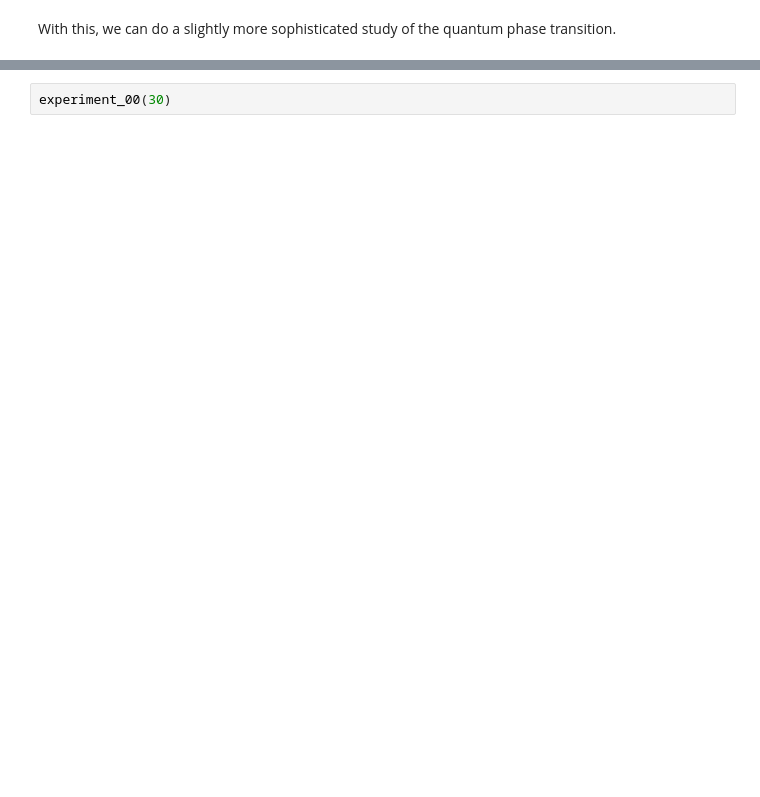
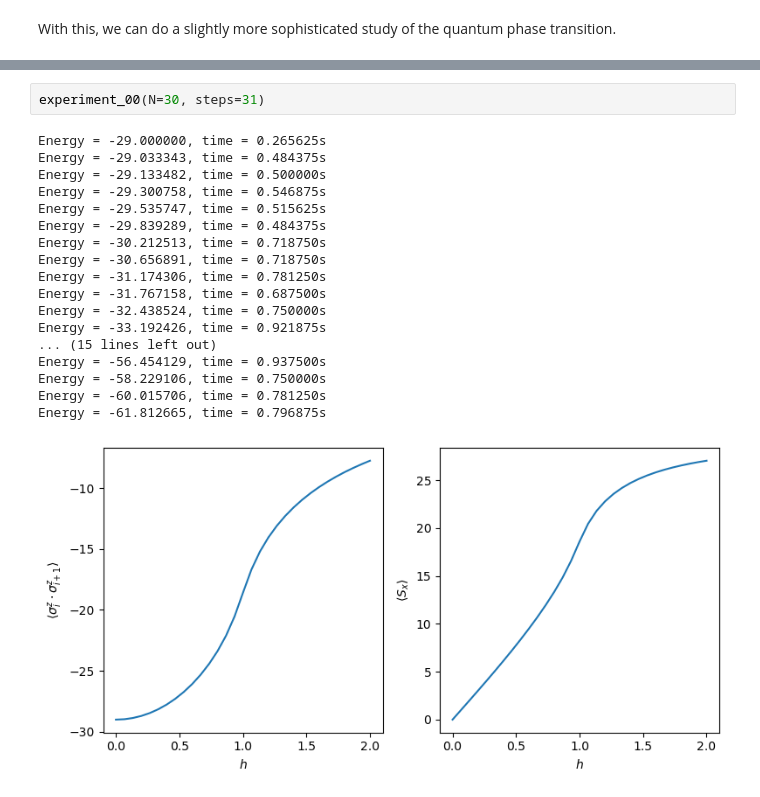
Before and after one commit to juanjosegarciaripoll/seemps2, a Jupyter notebook: examples/DMRG.ipynb, the cells around one changed output, grey strips where cells are left out. Drawn from its saved outputs; the diff is of its cells as text; blank space fills up the shorter version.

```diff
--- a/examples/DMRG.ipynb
+++ b/examples/DMRG.ipynb
@@ -114,2 +114,21 @@ Energy = -29.906332, time = 0.343750s, errors: E = 3.197442e-14, Sz = -2.828848e
 # %%
-experiment_00(30)
+experiment_00(N=30, steps=31)
+# %% [output]
+Energy = -29.000000, time = 0.265625s
+Energy = -29.033343, time = 0.484375s
+Energy = -29.133482, time = 0.500000s
+Energy = -29.300758, time = 0.546875s
+Energy = -29.535747, time = 0.515625s
+Energy = -29.839289, time = 0.484375s
+Energy = -30.212513, time = 0.718750s
+Energy = -30.656891, time = 0.718750s
+Energy = -31.174306, time = 0.781250s
+Energy = -31.767158, time = 0.687500s
+Energy = -32.438524, time = 0.750000s
+Energy = -33.192426, time = 0.921875s
+... (15 lines left out)
+Energy = -56.454129, time = 0.937500s
+Energy = -58.229106, time = 0.750000s
+Energy = -60.015706, time = 0.781250s
+Energy = -61.812665, time = 0.796875s
+[figure, added]
```
Also changed, not shown: parts of 3 cells of this notebook.
